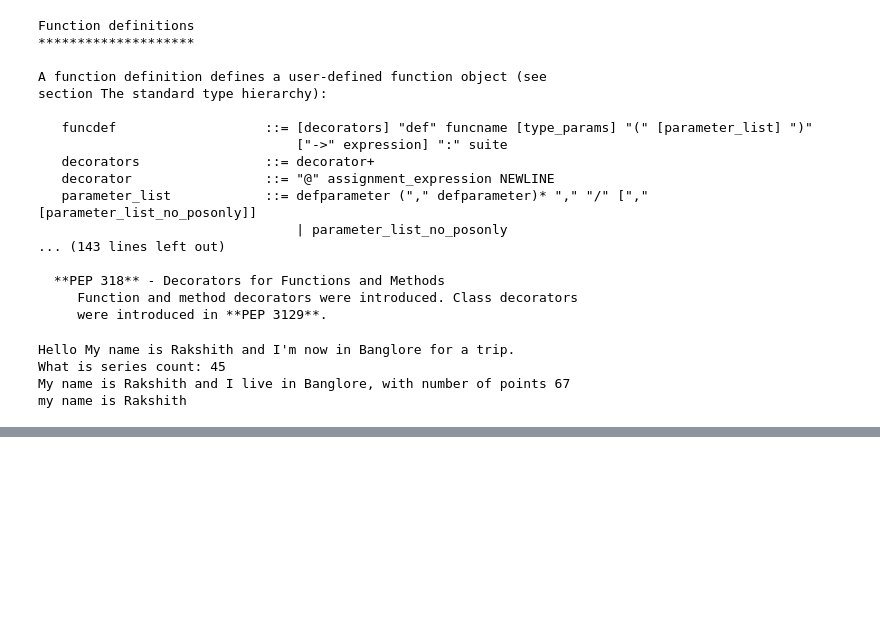
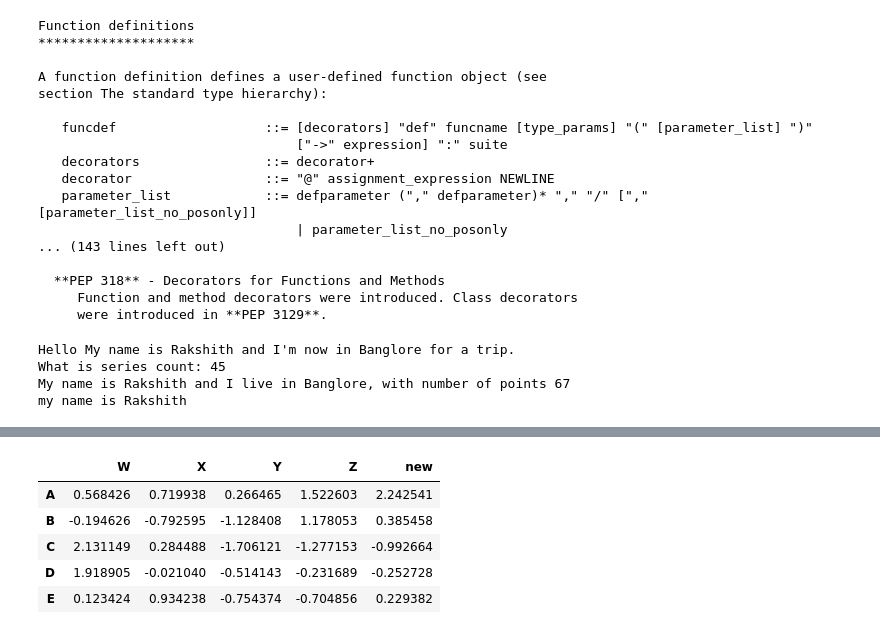
Before and after one commit to rakshith7733/Data-Science-AIML-Portfolio, a Jupyter notebook: Python/30 Days of Python programming/00 - Practice.ipynb, the cells around one changed output, grey strips where cells are left out. Drawn from its saved outputs; the diff is of its cells as text; code cells hidden in the pictures; blank space fills up the shorter version.

Commit message:
Data cleaning and preparation

```diff
--- a/Python/30 Days of Python programming/00 - Practice.ipynb
+++ b/Python/30 Days of Python programming/00 - Practice.ipynb
@@ -60,0 +89,3 @@ my name is Rakshith
+# %%
+df = pd.DataFrame(randn(5,4),['A','B','C','D','E'],['W','X','Y','Z'])
+df
@@ -60,0 +108,11 @@ my name is Rakshith
+# %%
+df['new'] = df['X'] + df['Z']
+# %%
+df
+# %% [output]
+|  | W | X | Y | Z | new |
+| A | 0.568426 | 0.719938 | 0.266465 | 1.522603 | 2.242541 |
+| B | -0.194626 | -0.792595 | -1.128408 | 1.178053 | 0.385458 |
+| C | 2.131149 | 0.284488 | -1.706121 | -1.277153 | -0.992664 |
+| D | 1.918905 | -0.021040 | -0.514143 | -0.231689 | -0.252728 |
+| E | 0.123424 | 0.934238 | -0.754374 | -0.704856 | 0.229382 |
```
Also changed, not shown: parts of 12 cells of this notebook, 1 other file.
